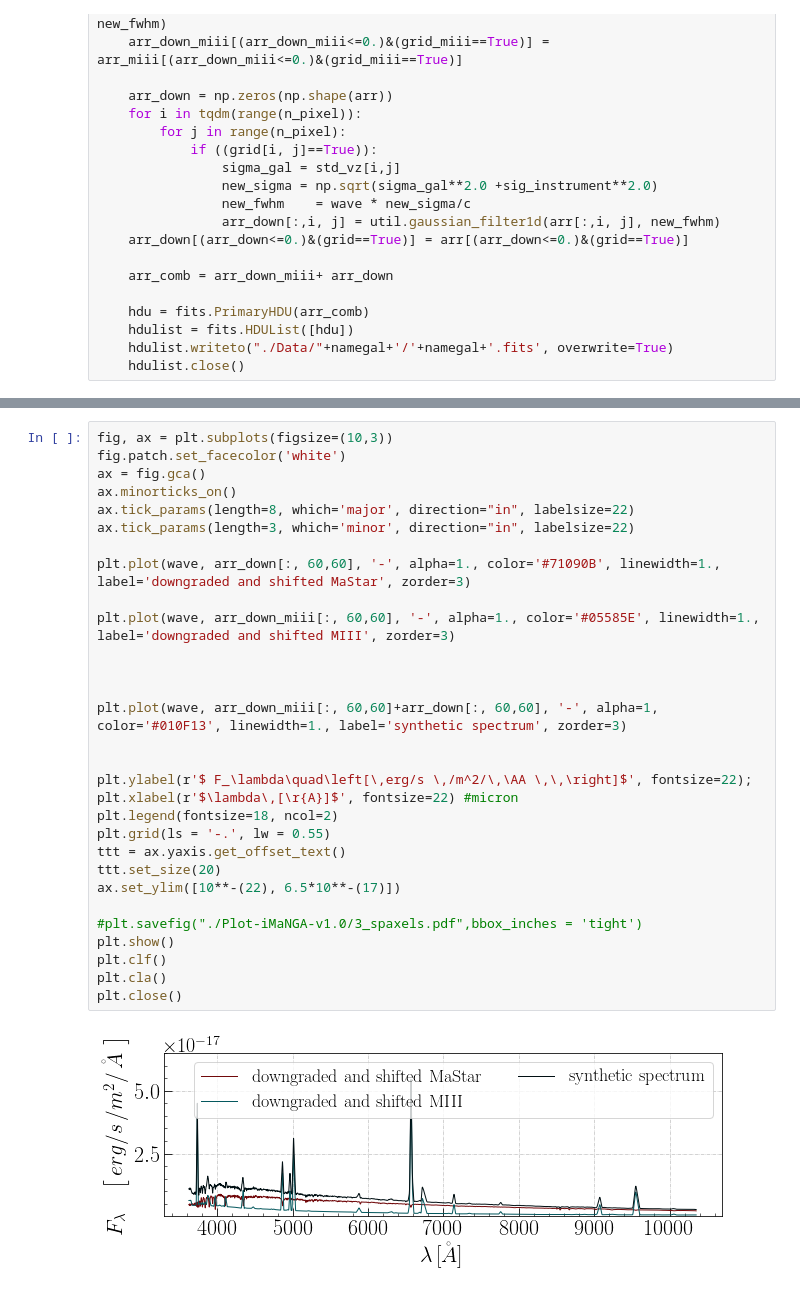
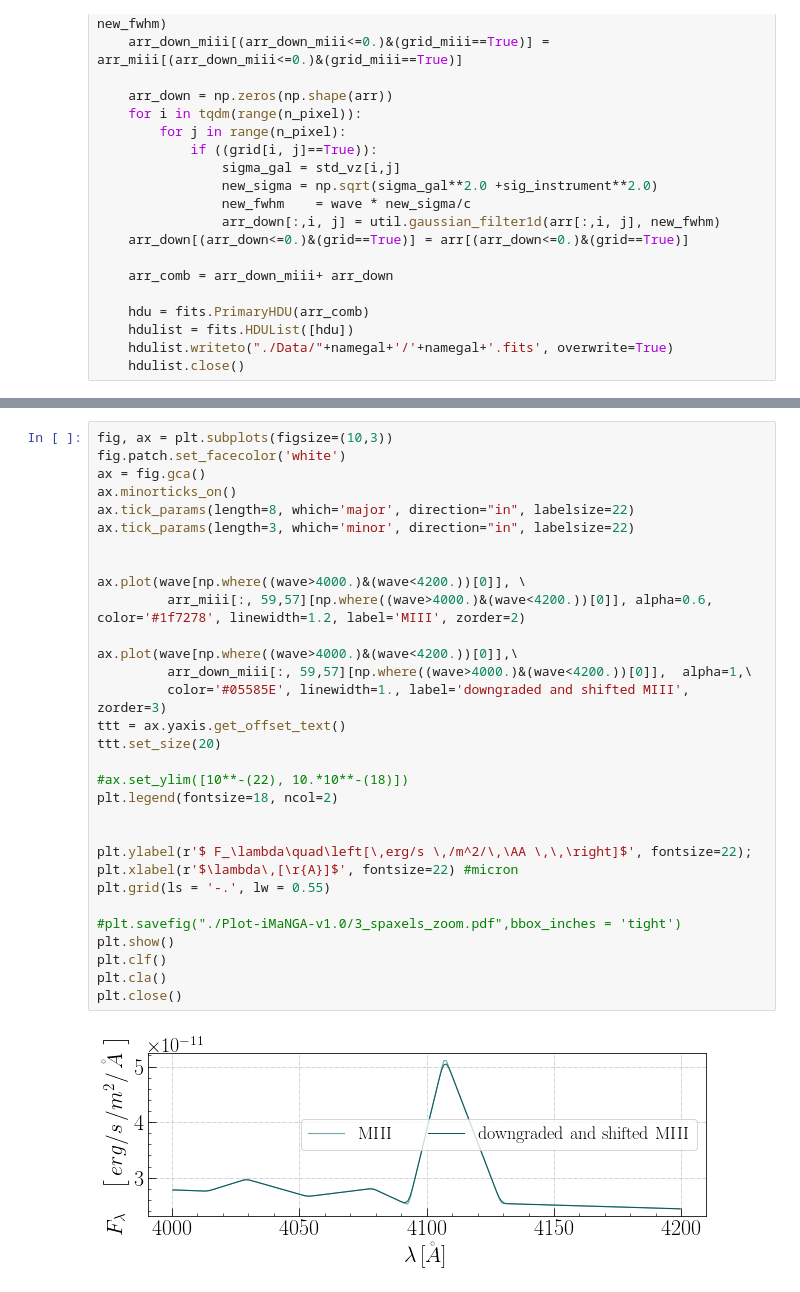
Before and after one commit to lonanni/iMaNGA, a Jupyter notebook: iMaStar_Example.ipynb, the cells around one changed output, grey strips where cells are left out. Cells and saved outputs as stored; diff of their text form.

```diff
--- a/iMaStar_Example.ipynb
+++ b/iMaStar_Example.ipynb
@@ -295,32 +258,33 @@ plt.close()
-# %%
-fig, ax = plt.subplots(figsize=(10,3))
-fig.patch.set_facecolor('white')
-ax = fig.gca()
-ax.minorticks_on()
-ax.tick_params(length=8, which='major', direction="in", labelsize=22)
-ax.tick_params(length=3, which='minor', direction="in", labelsize=22)
-
-plt.plot(wave, arr_down[:, 60,60], '-', alpha=1., color='#71090B', linewidth=1., label='downgraded and shifted MaStar', zorder=3)
-
-plt.plot(wave, arr_down_miii[:, 60,60], '-', alpha=1., color='#05585E', linewidth=1., label='downgraded and shifted MIII', zorder=3)
-
-
-
-plt.plot(wave, arr_down_miii[:, 60,60]+arr_down[:, 60,60], '-', alpha=1, color='#010F13', linewidth=1., label='synthetic spectrum', zorder=3)
-
-
-plt.ylabel(r'$ F_\lambda\quad\left[\,erg/s \,/m^2/\,\AA \,\,\right]$', fontsize=22);
-plt.xlabel(r'$\lambda\,[\r{A}]$', fontsize=22) #micron
-plt.legend(fontsize=18, ncol=2)
-plt.grid(ls = '-.', lw = 0.55)
-ttt = ax.yaxis.get_offset_text()
-ttt.set_size(20)
-ax.set_ylim([10**-(22), 6.5*10**-(17)])
-
-#plt.savefig("./Plot-iMaNGA-v1.0/3_spaxels.pdf",bbox_inches = 'tight')
-plt.show()
-plt.clf()
-plt.cla()
-plt.close()
-# %% [output]
-[figure, removed]
+# %%
+fig, ax = plt.subplots(figsize=(10,3))
+fig.patch.set_facecolor('white')
+ax = fig.gca()
+ax.minorticks_on()
+ax.tick_params(length=8, which='major', direction="in", labelsize=22)
+ax.tick_params(length=3, which='minor', direction="in", labelsize=22)
+
+
+ax.plot(wave[np.where((wave>4000.)&(wave<4200.))[0]], \
+         arr_miii[:, 59,57][np.where((wave>4000.)&(wave<4200.))[0]], alpha=0.6, color='#1f7278', linewidth=1.2, label='MIII', zorder=2)
+
+ax.plot(wave[np.where((wave>4000.)&(wave<4200.))[0]],\
+         arr_down_miii[:, 59,57][np.where((wave>4000.)&(wave<4200.))[0]],  alpha=1,\
+         color='#05585E', linewidth=1., label='downgraded and shifted MIII', zorder=3)
+ttt = ax.yaxis.get_offset_text()
+ttt.set_size(20)
+
+#ax.set_ylim([10**-(22), 10.*10**-(18)])
+plt.legend(fontsize=18, ncol=2)
+
+
+plt.ylabel(r'$ F_\lambda\quad\left[\,erg/s \,/m^2/\,\AA \,\,\right]$', fontsize=22);
+plt.xlabel(r'$\lambda\,[\r{A}]$', fontsize=22) #micron
+plt.grid(ls = '-.', lw = 0.55)
+
+#plt.savefig("./Plot-iMaNGA-v1.0/3_spaxels_zoom.pdf",bbox_inches = 'tight')
+plt.show()
+plt.clf()
+plt.cla()
+plt.close()
+# %% [output]
+[figure, added]
```
Also changed, not shown: parts of 15 cells of this notebook, 2 other files.
